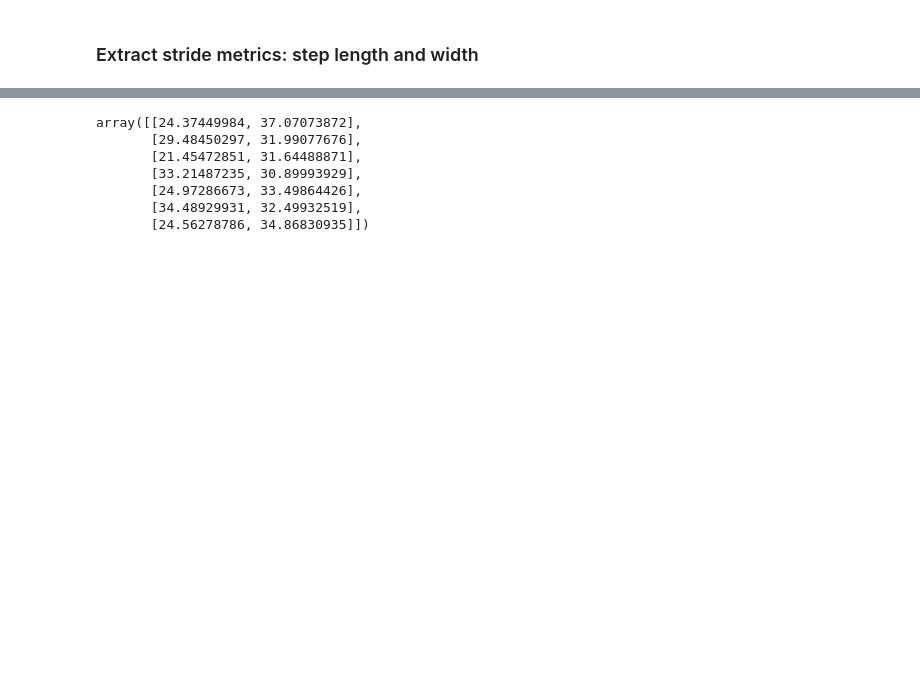
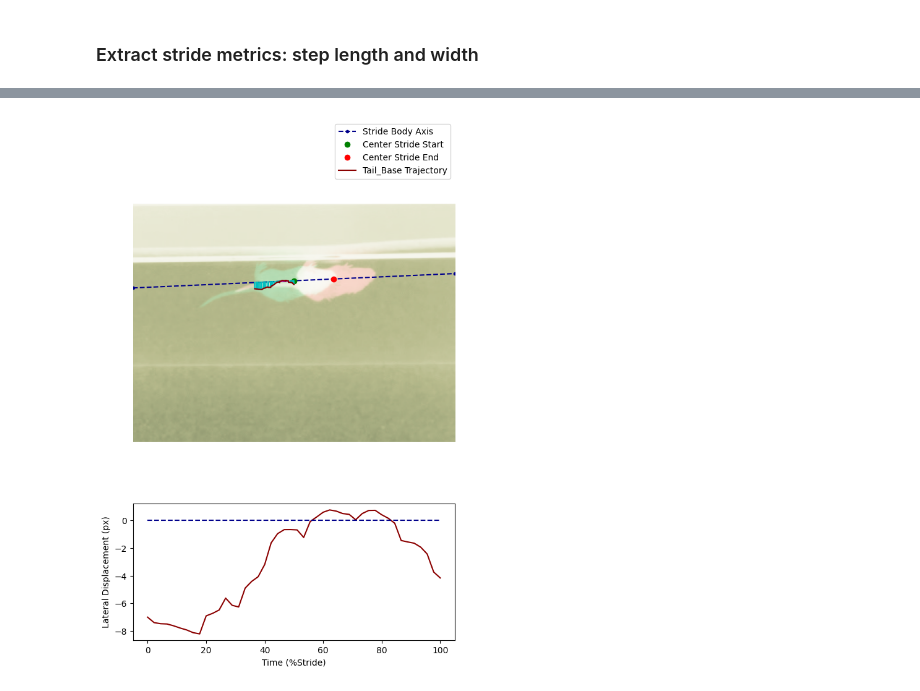
Before and after one commit to sommerc/tadpose, a Jupyter notebook: notebooks/example_gait.ipynb, the cells around one changed output, grey strips where cells are left out. Saved outputs shown, nothing was run; the diff lists cells and outputs as text; code cells hidden in the pictures; blank space fills up the shorter version.

```diff
--- a/notebooks/example_gait.ipynb
+++ b/notebooks/example_gait.ipynb
@@ -109,10 +109,6 @@ step_distances = stride_props.step_distances(stridesL, stridesR, debug_plot=show
-# %%
-step_distances
-# %% [output]
-array([[24.37449984, 37.07073872],
-       [29.48450297, 31.99077676],
-       [21.45472851, 31.64488871],
-       [33.21487235, 30.89993929],
-       [24.97286673, 33.49864426],
-       [34.48929931, 32.49932519],
-       [24.56278786, 34.86830935]])
+# %%
+step_distances = stride_props.lateral_displacements_metrics(
+    stridesL, part="Tail_Base", part_to_proj_on="Spine_Center", debug_plot=show_stride
+)
+# %% [output]
+[figure, added]
```
Also changed, not shown: parts of 4 cells of this notebook, 1 other file.
